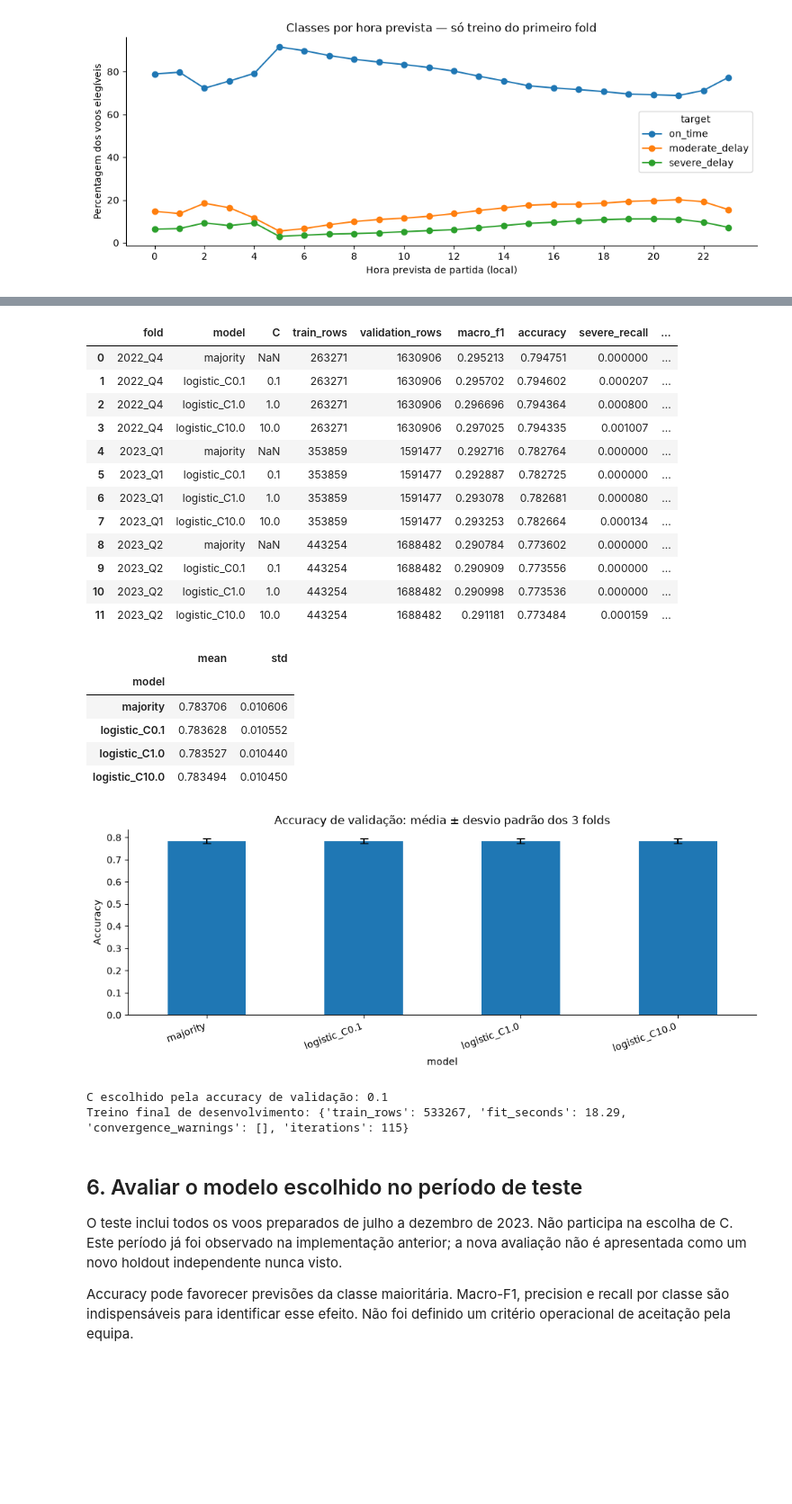
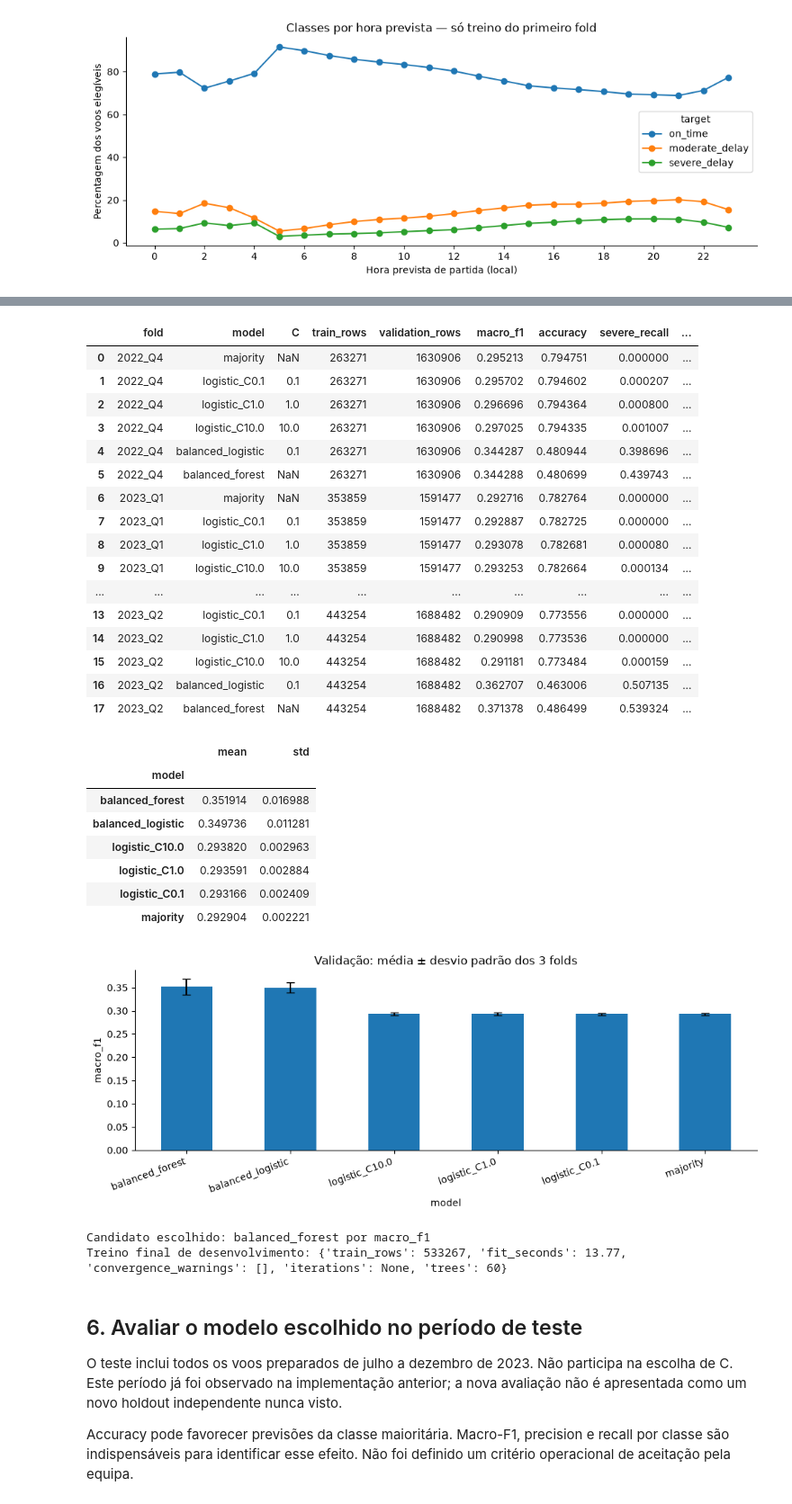
Before and after one commit to andrefrg/aail-mlops-flight-delay, a Jupyter notebook: notebooks/02_baseline_results.ipynb, the cells around one changed output, grey strips where cells are left out. Shown at 90% size. Drawn from its saved outputs; the diff is of its cells as text; code cells hidden in the pictures; blank space fills up the shorter version.

Commit message:
Select models by temporal validation and track candidates in MLflow

```diff
--- a/notebooks/02_baseline_results.ipynb
+++ b/notebooks/02_baseline_results.ipynb
@@ -222,37 +226,44 @@ O limite de 200 iterações é mantido mesmo que existam avisos de convergência
 # %%
 cv = pd.read_csv(REPORTS / "cross_validation.csv")
 display(cv[["fold", "model", "C", "train_rows", "validation_rows", "macro_f1", "accuracy", "severe_recall", "fit_seconds", "iterations", "convergence_warnings"]])
-comparison = cv.groupby("model")["accuracy"].agg(["mean", "std"]).sort_values("mean", ascending=False)
+metric = selection["selection_metric"].removeprefix("mean_validation_")
+comparison = cv.groupby("model")[metric].agg(["mean", "std"]).sort_values("mean", ascending=False)
 display(comparison)
-comparison["mean"].plot.bar(yerr=comparison["std"], capsize=4, ylabel="Accuracy", title="Accuracy de validação: média ± desvio padrão dos 3 folds")
+comparison["mean"].plot.bar(yerr=comparison["std"], capsize=4, ylabel=metric, title="Validação: média ± desvio padrão dos 3 folds")
 plt.xticks(rotation=20, ha="right")
 plt.tight_layout()
 plt.show()
-print("C escolhido pela accuracy de validação:", selection["variant"]["C"])
+print("Candidato escolhido:", selection["variant"]["name"], "por", metric)
 print("Treino final de desenvolvimento:", selection["fit"])
 # %% [output]
 |  | fold | model | C | train_rows | validation_rows | macro_f1 | accuracy | severe_recall | ... |
 | 0 | 2022_Q4 | majority | NaN | 263271 | 1630906 | 0.295213 | 0.794751 | 0.000000 | ... |
 | 1 | 2022_Q4 | logistic_C0.1 | 0.1 | 263271 | 1630906 | 0.295702 | 0.794602 | 0.000207 | ... |
 | 2 | 2022_Q4 | logistic_C1.0 | 1.0 | 263271 | 1630906 | 0.296696 | 0.794364 | 0.000800 | ... |
 | 3 | 2022_Q4 | logistic_C10.0 | 10.0 | 263271 | 1630906 | 0.297025 | 0.794335 | 0.001007 | ... |
-| 4 | 2023_Q1 | majority | NaN | 353859 | 1591477 | 0.292716 | 0.782764 | 0.000000 | ... |
-| 5 | 2023_Q1 | logistic_C0.1 | 0.1 | 353859 | 1591477 | 0.292887 | 0.782725 | 0.000000 | ... |
-| 6 | 2023_Q1 | logistic_C1.0 | 1.0 | 353859 | 1591477 | 0.293078 | 0.782681 | 0.000080 | ... |
-| 7 | 2023_Q1 | logistic_C10.0 | 10.0 | 353859 | 1591477 | 0.293253 | 0.782664 | 0.000134 | ... |
-| 8 | 2023_Q2 | majority | NaN | 443254 | 1688482 | 0.290784 | 0.773602 | 0.000000 | ... |
-| 9 | 2023_Q2 | logistic_C0.1 | 0.1 | 443254 | 1688482 | 0.290909 | 0.773556 | 0.000000 | ... |
-| 10 | 2023_Q2 | logistic_C1.0 | 1.0 | 443254 | 1688482 | 0.290998 | 0.773536 | 0.000000 | ... |
-| 11 | 2023_Q2 | logistic_C10.0 | 10.0 | 443254 | 1688482 | 0.291181 | 0.773484 | 0.000159 | ... |
+| 4 | 2022_Q4 | balanced_logistic | 0.1 | 263271 | 1630906 | 0.344287 | 0.480944 | 0.398696 | ... |
+| 5 | 2022_Q4 | balanced_forest | NaN | 263271 | 1630906 | 0.344288 | 0.480699 | 0.439743 | ... |
+| 6 | 2023_Q1 | majority | NaN | 353859 | 1591477 | 0.292716 | 0.782764 | 0.000000 | ... |
+| 7 | 2023_Q1 | logistic_C0.1 | 0.1 | 353859 | 1591477 | 0.292887 | 0.782725 | 0.000000 | ... |
+| 8 | 2023_Q1 | logistic_C1.0 | 1.0 | 353859 | 1591477 | 0.293078 | 0.782681 | 0.000080 | ... |
+| 9 | 2023_Q1 | logistic_C10.0 | 10.0 | 353859 | 1591477 | 0.293253 | 0.782664 | 0.000134 | ... |
+| ... | ... | ... | ... | ... | ... | ... | ... | ... | ... |
+| 13 | 2023_Q2 | logistic_C0.1 | 0.1 | 443254 | 1688482 | 0.290909 | 0.773556 | 0.000000 | ... |
+| 14 | 2023_Q2 | logistic_C1.0 | 1.0 | 443254 | 1688482 | 0.290998 | 0.773536 | 0.000000 | ... |
+| 15 | 2023_Q2 | logistic_C10.0 | 10.0 | 443254 | 1688482 | 0.291181 | 0.773484 | 0.000159 | ... |
+| 16 | 2023_Q2 | balanced_logistic | 0.1 | 443254 | 1688482 | 0.362707 | 0.463006 | 0.507135 | ... |
+| 17 | 2023_Q2 | balanced_forest | NaN | 443254 | 1688482 | 0.371378 | 0.486499 | 0.539324 | ... |
 |  | mean | std |
 | model |  |  |
-| majority | 0.783706 | 0.010606 |
-| logistic_C0.1 | 0.783628 | 0.010552 |
-| logistic_C1.0 | 0.783527 | 0.010440 |
-| logistic_C10.0 | 0.783494 | 0.010450 |
+| balanced_forest | 0.351914 | 0.016988 |
+| balanced_logistic | 0.349736 | 0.011281 |
+| logistic_C10.0 | 0.293820 | 0.002963 |
+| logistic_C1.0 | 0.293591 | 0.002884 |
+| logistic_C0.1 | 0.293166 | 0.002409 |
+| majority | 0.292904 | 0.002221 |
-[figure, old version]
+[figure, new version]
-C escolhido pela accuracy de validação: 0.1
-Treino final de desenvolvimento: {'train_rows': 533267, 'fit_seconds': 18.29, 'convergence_warnings': [], 'iterations': 115}
+Candidato escolhido: balanced_forest por macro_f1
+Treino final de desenvolvimento: {'train_rows': 533267, 'fit_seconds': 13.77, 'convergence_warnings': [], 'iterations': None, 'trees': 60}
 # %% [markdown]
 ## 6. Avaliar o modelo escolhido no período de teste
 
```
Also changed, not shown: parts of 8 cells of this notebook, 14 other files.
